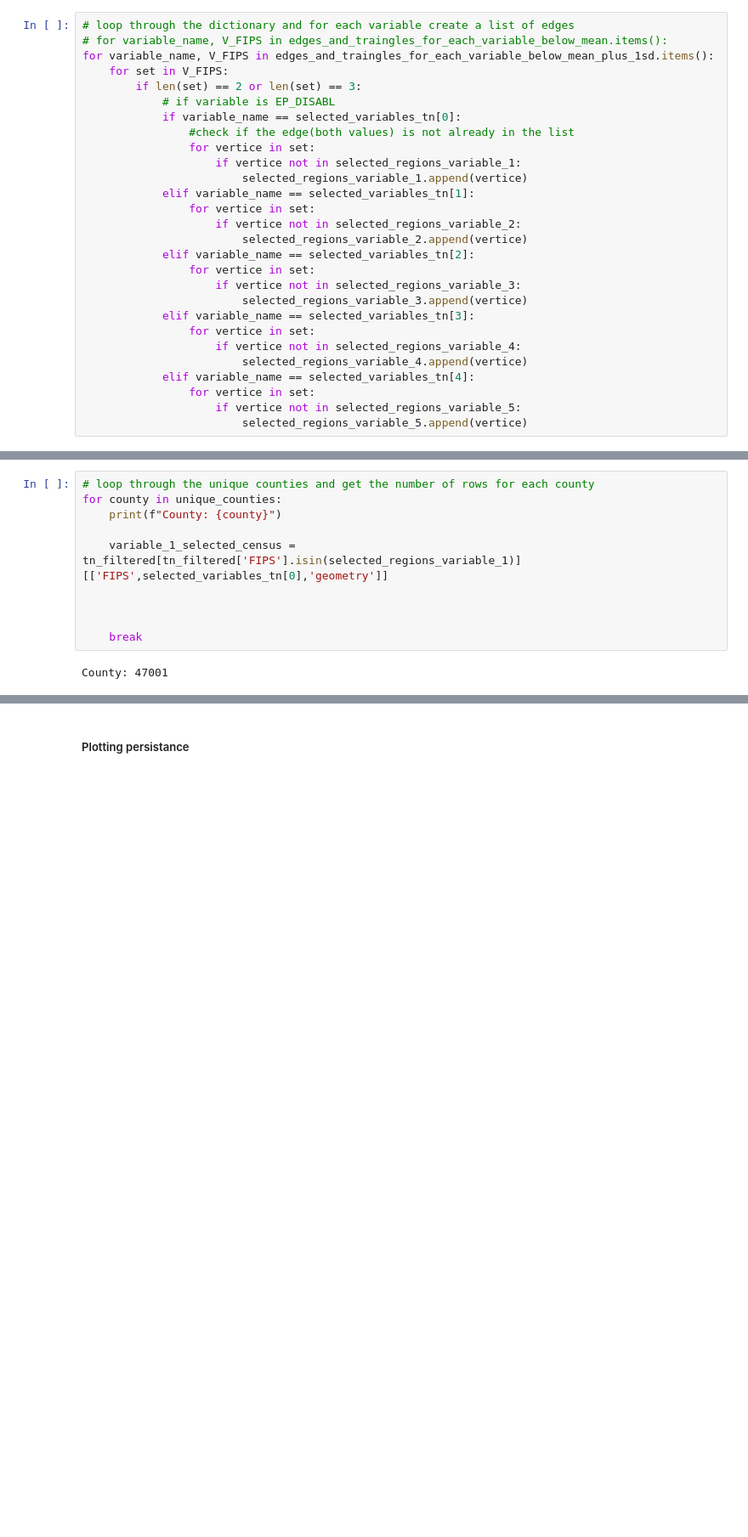
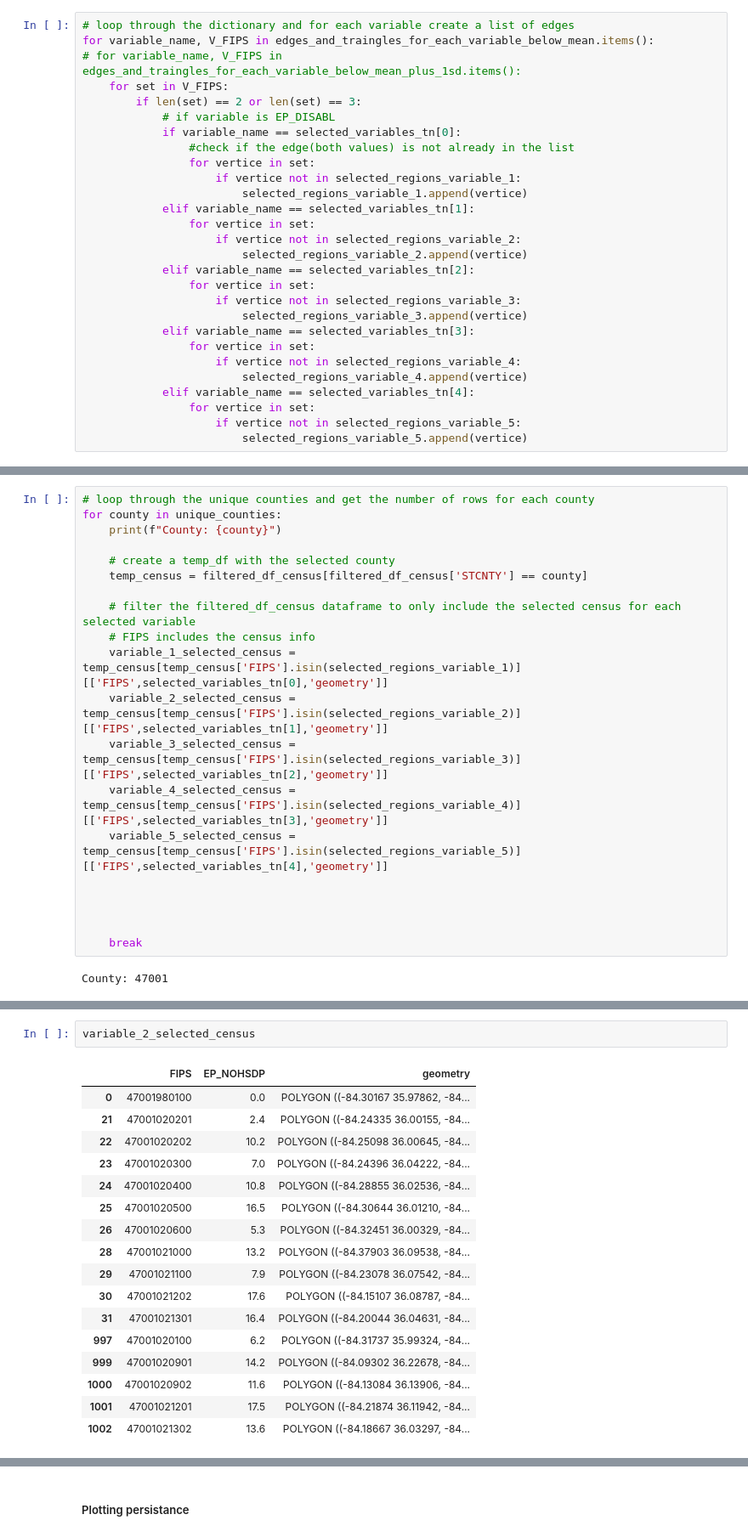
Before and after one commit to hashansl/opioid-risk-modeling, a Jupyter notebook: tennessee/risk modeling - persistance image from the results- census tracts.ipynb, the cells around one changed output, grey strips where cells are left out. Shown at 85% size. Saved outputs shown, nothing was run; the diff lists cells and outputs as text; blank space fills up the shorter version.

```diff
--- a/tennessee/risk modeling - persistance image from the results- census tracts.ipynb
+++ b/tennessee/risk modeling - persistance image from the results- census tracts.ipynb
@@ -525,8 +525,8 @@ selected_regions_variable_4 = []
 selected_regions_variable_5 = []
 # %%
 # loop through the dictionary and for each variable create a list of edges
-# for variable_name, V_FIPS in edges_and_traingles_for_each_variable_below_mean.items():
-for variable_name, V_FIPS in edges_and_traingles_for_each_variable_below_mean_plus_1sd.items():
+for variable_name, V_FIPS in edges_and_traingles_for_each_variable_below_mean.items():
+# for variable_name, V_FIPS in edges_and_traingles_for_each_variable_below_mean_plus_1sd.items():
     for set in V_FIPS:
         if len(set) == 2 or len(set) == 3:
             # if variable is EP_DISABL
@@ -573,7 +573,17 @@ len(unique_counties)
 for county in unique_counties:
     print(f"County: {county}")
 
-    variable_1_selected_census = tn_filtered[tn_filtered['FIPS'].isin(selected_regions_variable_1)][['FIPS',selected_variables_tn[0],'geometry']]
+    # create a temp_df with the selected county
+    temp_census = filtered_df_census[filtered_df_census['STCNTY'] == county]
+
+    # filter the filtered_df_census dataframe to only include the selected census for each selected variable
+    # FIPS includes the census info
+    variable_1_selected_census = temp_census[temp_census['FIPS'].isin(selected_regions_variable_1)][['FIPS',selected_variables_tn[0],'geometry']]
+    variable_2_selected_census = temp_census[temp_census['FIPS'].isin(selected_regions_variable_2)][['FIPS',selected_variables_tn[1],'geometry']]
+    variable_3_selected_census = temp_census[temp_census['FIPS'].isin(selected_regions_variable_3)][['FIPS',selected_variables_tn[2],'geometry']]
+    variable_4_selected_census = temp_census[temp_census['FIPS'].isin(selected_regions_variable_4)][['FIPS',selected_variables_tn[3],'geometry']]
+    variable_5_selected_census = temp_census[temp_census['FIPS'].isin(selected_regions_variable_5)][['FIPS',selected_variables_tn[4],'geometry']]
+
 
 
 
@@ -582,0 +611,20 @@ County: 47001
+# %%
+variable_2_selected_census
+# %% [output]
+|  | FIPS | EP_NOHSDP | geometry |
+| 0 | 47001980100 | 0.0 | POLYGON ((-84.30167 35.97862, -84... |
+| 21 | 47001020201 | 2.4 | POLYGON ((-84.24335 36.00155, -84... |
+| 22 | 47001020202 | 10.2 | POLYGON ((-84.25098 36.00645, -84... |
+| 23 | 47001020300 | 7.0 | POLYGON ((-84.24396 36.04222, -84... |
+| 24 | 47001020400 | 10.8 | POLYGON ((-84.28855 36.02536, -84... |
+| 25 | 47001020500 | 16.5 | POLYGON ((-84.30644 36.01210, -84... |
+| 26 | 47001020600 | 5.3 | POLYGON ((-84.32451 36.00329, -84... |
+| 28 | 47001021000 | 13.2 | POLYGON ((-84.37903 36.09538, -84... |
+| 29 | 47001021100 | 7.9 | POLYGON ((-84.23078 36.07542, -84... |
+| 30 | 47001021202 | 17.6 | POLYGON ((-84.15107 36.08787, -84... |
+| 31 | 47001021301 | 16.4 | POLYGON ((-84.20044 36.04631, -84... |
+| 997 | 47001020100 | 6.2 | POLYGON ((-84.31737 35.99324, -84... |
+| 999 | 47001020901 | 14.2 | POLYGON ((-84.09302 36.22678, -84... |
+| 1000 | 47001020902 | 11.6 | POLYGON ((-84.13084 36.13906, -84... |
+| 1001 | 47001021201 | 17.5 | POLYGON ((-84.21874 36.11942, -84... |
+| 1002 | 47001021302 | 13.6 | POLYGON ((-84.18667 36.03297, -84... |
```
Also changed, not shown: parts of 4 cells of this notebook.
